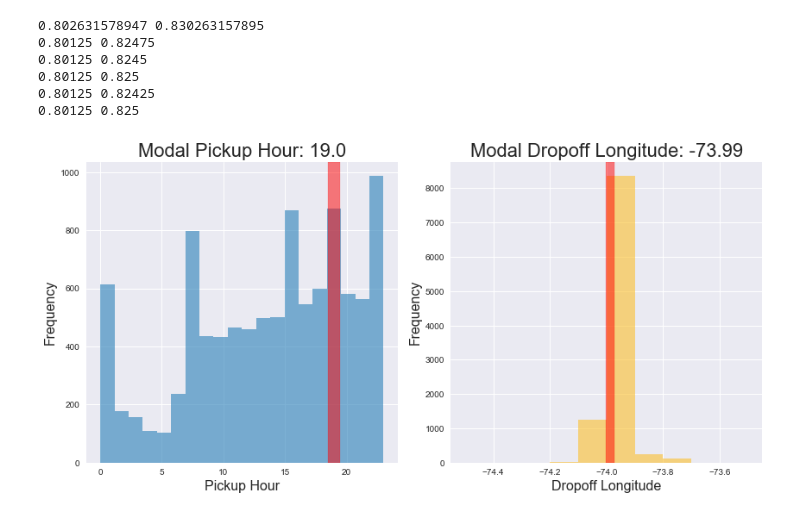
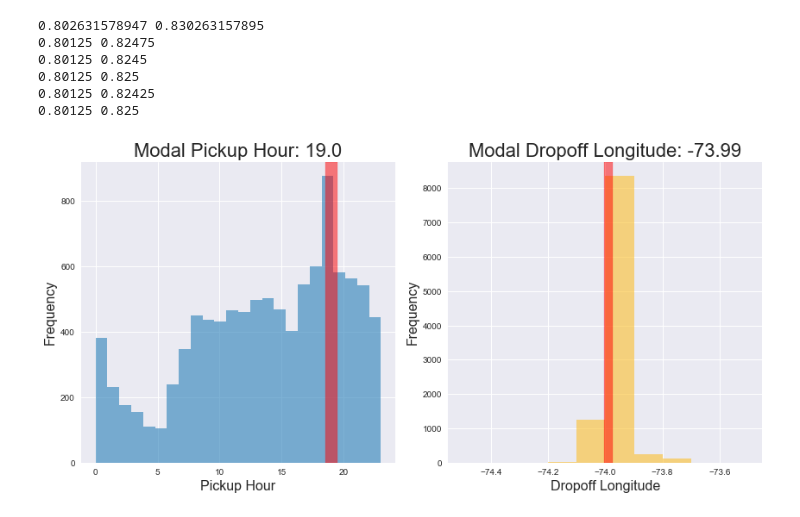
Before and after one commit to rohanbapat/Handle_Missing_Data, a Jupyter notebook: CS5010_MissingData_0731_v3.ipynb, the cells around one changed output. Drawn from its saved outputs; the diff is of its cells as text; code cells hidden in the pictures.

Commit message:
Changed bin size for mode histogram to make graph better

```diff
--- a/CS5010_MissingData_0731_v3.ipynb
+++ b/CS5010_MissingData_0731_v3.ipynb
@@ -361,36 +361,36 @@ def button3Clicked(b):
 
 def button4Clicked(b):
     clear_output()
 
     plt.figure(figsize=(12, 6))
 
     plt.subplot(1, 2, 1)
     plt.title("Modal Pickup Hour: "+str(round(mode_pickup[0],2)), fontsize=22)
-    plt.hist(test_pred2c['pickup_hour'], 20, color="#2980B9", alpha=0.6)
+    plt.hist(test_pred2c['pickup_hour'], 24, color="#2980B9", alpha=0.6)
     plt.ylabel("Frequency", fontsize=16)
     plt.xlabel("Pickup Hour", fontsize=16)
     plt.axvspan(mode_pickup[0]-.5, mode_pickup[0]+.5, color='red', alpha=0.5)
 
     plt.subplot(1, 2, 2)
     plt.title("Modal Dropoff Longitude: "+str(round(mode_dropoff[0],2)), fontsize=22)
     plt.hist(test_pred2c['dropoff_longitude'], 10, range=[-74.5, -73.5], color="#FBC02D", alpha=0.6)
     plt.ylabel("Frequency", fontsize=16)
     plt.xlabel("Dropoff Longitude", fontsize=16)
     plt.axvspan(mode_dropoff[0]-.015, mode_dropoff[0]+.015, color='red', alpha=0.5)
 
     plt.tight_layout()
 
-    plt.savefig('impute_mode.png', bbox_inches='tight')
+    # plt.savefig('impute_mode.png', bbox_inches='tight')
 
     plt.show()
 
 # specify which functions to be called when buttons are clicked
 button1.on_click(button1Clicked)
 button2.on_click(button2Clicked)
 button3.on_click(button3Clicked)
 button4.on_click(button4Clicked)
 # %% [output]
-[figure, old version]
+[figure, new version]
 # %%
 # Test code below - Do not run 6,7,10,16,17
 # %%
```
Also changed, not shown: 1 other file.
